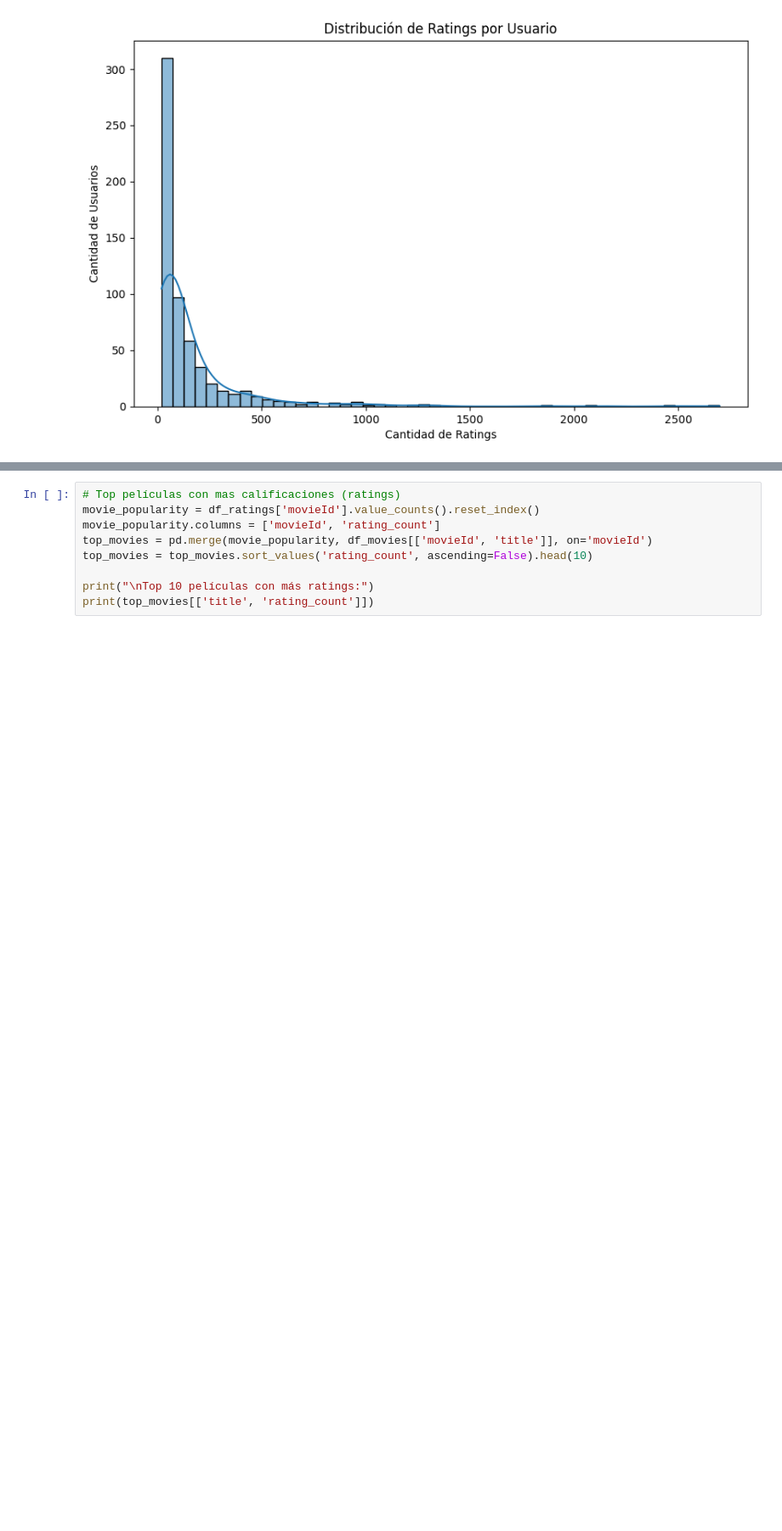
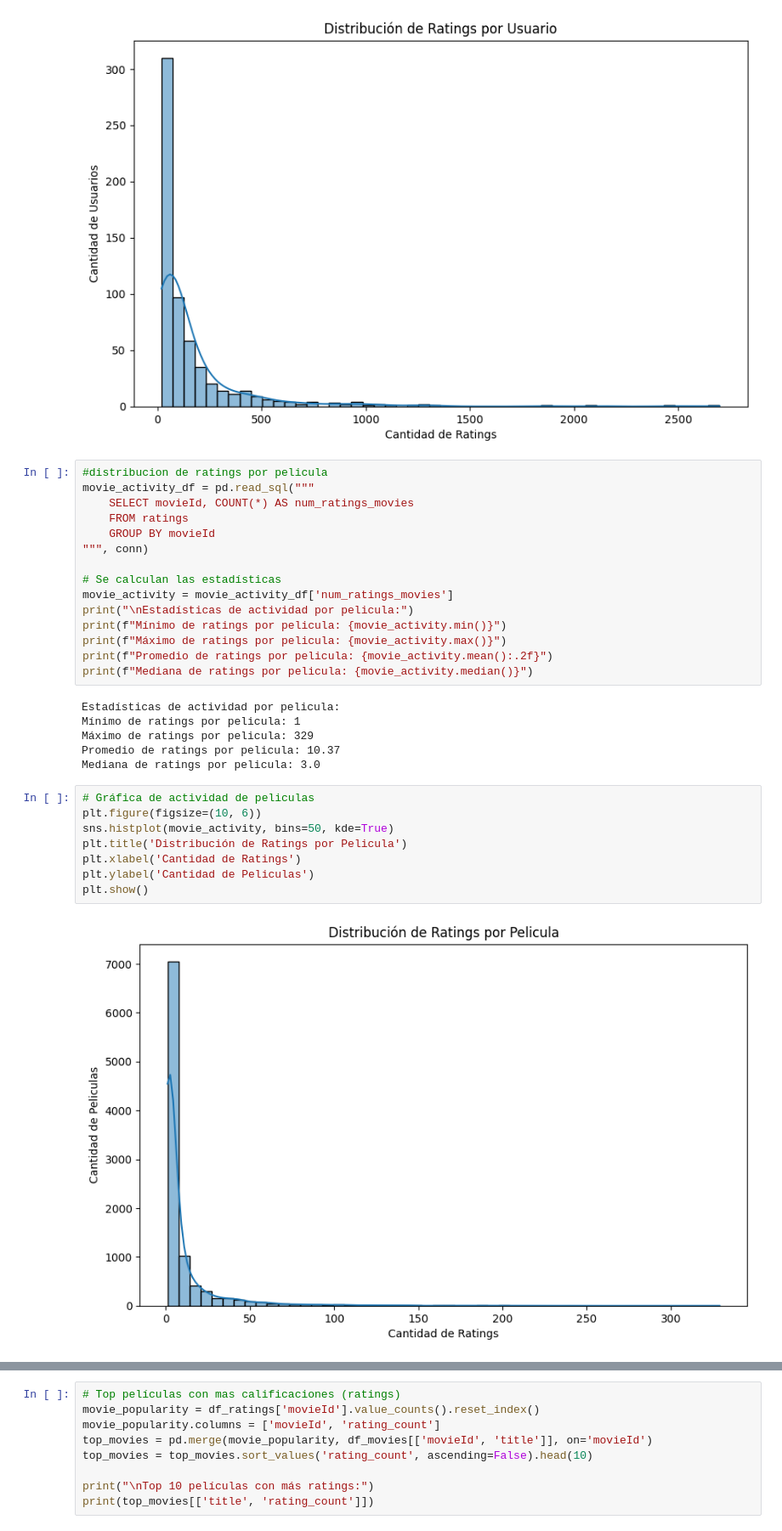
Before and after one commit to josedavidm12/sistemas_recomendacion, a Jupyter notebook: b_exploración_limpieza.ipynb, the cells around one changed output, grey strips where cells are left out. Shown: that part at 85% size. Cells and saved outputs as stored; diff of their text form; blank space fills up the shorter version.

```diff
--- a/b_exploración_limpieza.ipynb
+++ b/b_exploración_limpieza.ipynb
@@ -376,3 +393,34 @@ plt.ylabel('Cantidad de Usuarios')
 plt.show()
 # %% [output]
 [figure]
+# %%
+#distribucion de ratings por pelicula
+movie_activity_df = pd.read_sql("""
+    SELECT movieId, COUNT(*) AS num_ratings_movies
+    FROM ratings
+    GROUP BY movieId
+""", conn)
+
+# Se calculan las estadísticas
+movie_activity = movie_activity_df['num_ratings_movies']
+print("\nEstadísticas de actividad por pelicula:")
+print(f"Mínimo de ratings por pelicula: {movie_activity.min()}")
+print(f"Máximo de ratings por pelicula: {movie_activity.max()}")
+print(f"Promedio de ratings por pelicula: {movie_activity.mean():.2f}")
+print(f"Mediana de ratings por pelicula: {movie_activity.median()}")
+# %% [output]
+Estadísticas de actividad por pelicula:
+Mínimo de ratings por pelicula: 1
+Máximo de ratings por pelicula: 329
+Promedio de ratings por pelicula: 10.37
+Mediana de ratings por pelicula: 3.0
+# %%
+# Gráfica de actividad de peliculas
+plt.figure(figsize=(10, 6))
+sns.histplot(movie_activity, bins=50, kde=True)
+plt.title('Distribución de Ratings por Pelicula')
+plt.xlabel('Cantidad de Ratings')
+plt.ylabel('Cantidad de Peliculas')
+plt.show()
+# %% [output]
+[figure, added]
```
Also changed, not shown: parts of 17 cells of this notebook, 4 other files.
